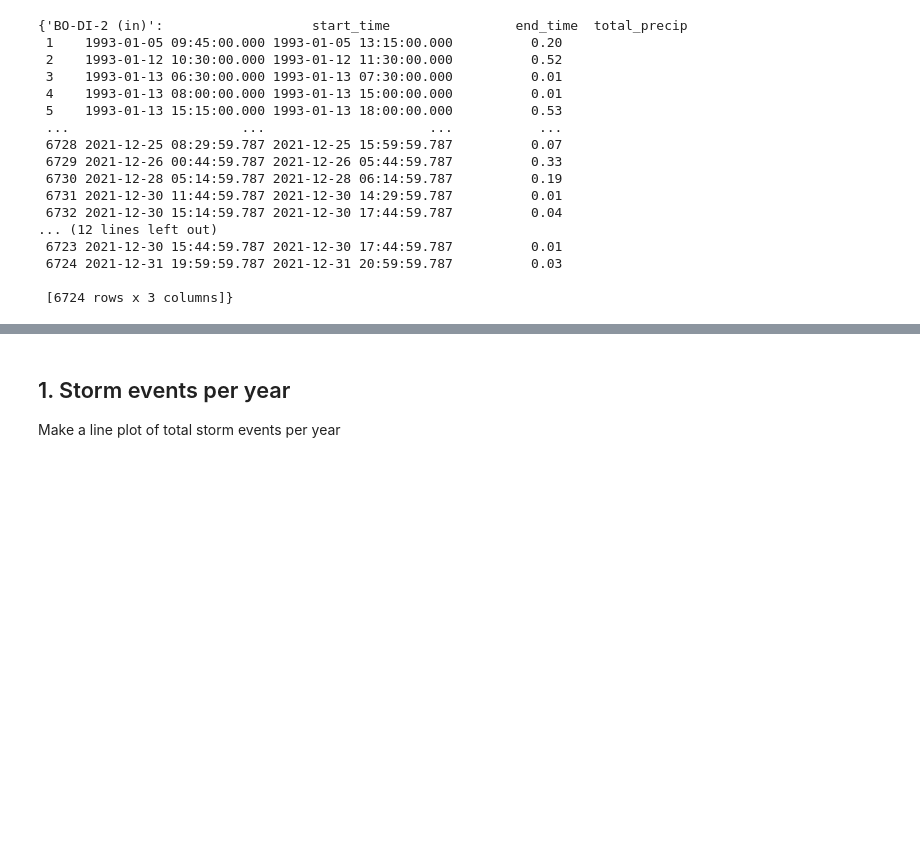
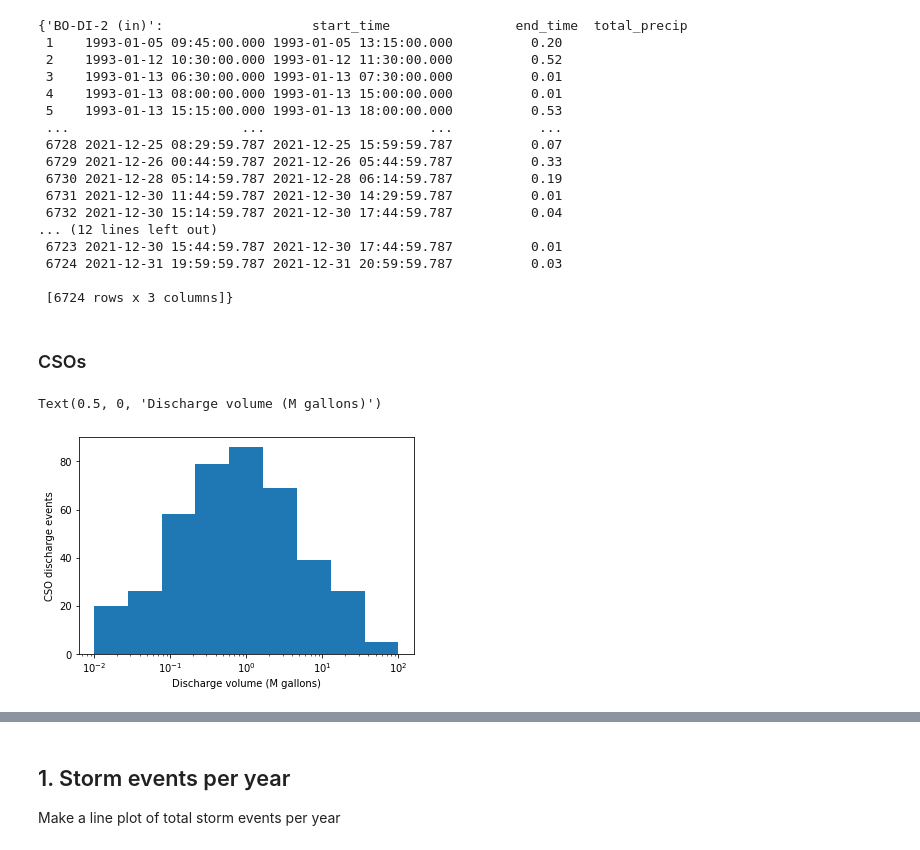
Before and after one commit to nesanders/mywra_precipitation_2022, a Jupyter notebook: 2022_05_24_MyRWA_29yr_Precipitation_Analysis.ipynb, the cells around one changed output, grey strips where cells are left out. Cells and saved outputs as stored; diff of their text form; code cells hidden in the pictures; blank space fills up the shorter version.

```diff
--- a/2022_05_24_MyRWA_29yr_Precipitation_Analysis.ipynb
+++ b/2022_05_24_MyRWA_29yr_Precipitation_Analysis.ipynb
@@ -16,7 +18,8 @@ from googleapiclient.http import MediaIoBaseDownload
 # %% [markdown]
 # Definitions
 # %%
-DATA_FILE_URL = 'https://docs.google.com/spreadsheets/d/11SwiR7bbEyAH90Nw_yASIOPfEadsTY4-/edit?usp=sharing&ouid=101677718735234570704&rtpof=true&sd=true'
+PRECIP_DATA_FILE_URL = 'https://docs.google.com/spreadsheets/d/11SwiR7bbEyAH90Nw_yASIOPfEadsTY4-/edit?usp=sharing&ouid=101677718735234570704&rtpof=true&sd=true'
+CSO_DATA_FILE_URL = 'https://docs.google.com/spreadsheets/d/13l4W1ZsD5nYThL4-mph8JeYrhgYYrbGw/edit?usp=sharing&ouid=101677718735234570704&rtpof=true&sd=true'
 # %%
 def read_excel_from_google_drive(url: str, **kwargs) -> pd.DataFrame:
     """If given a Google drive share link for an Excel file, construct a file
@@ -77,0 +81,2 @@ data_df = read_excel_from_google_drive(DATA_FILE_URL)
+# %%
+cso_data_df = read_excel_from_google_drive(CSO_DATA_FILE_URL)
@@ -150,3 +157,15 @@ storm_dfs
  6724 2021-12-31 19:59:59.787 2021-12-31 20:59:59.787          0.03
 
  [6724 rows x 3 columns]}
+# %% [markdown]
+### CSOs
+# %%
+# Volume distribution
+cso_data_df.loc[:, 'Volume (million gallons)'].plot(kind='hist',
+                                                    bins=np.logspace(-2, 2, 10))
+plt.semilogx()
+plt.ylabel('CSO discharge events')
+plt.xlabel('Discharge volume (M gallons)')
+# %% [output]
+Text(0.5, 0, 'Discharge volume (M gallons)')
+[figure, added]
```
Also changed, not shown: parts of 29 cells of this notebook.
